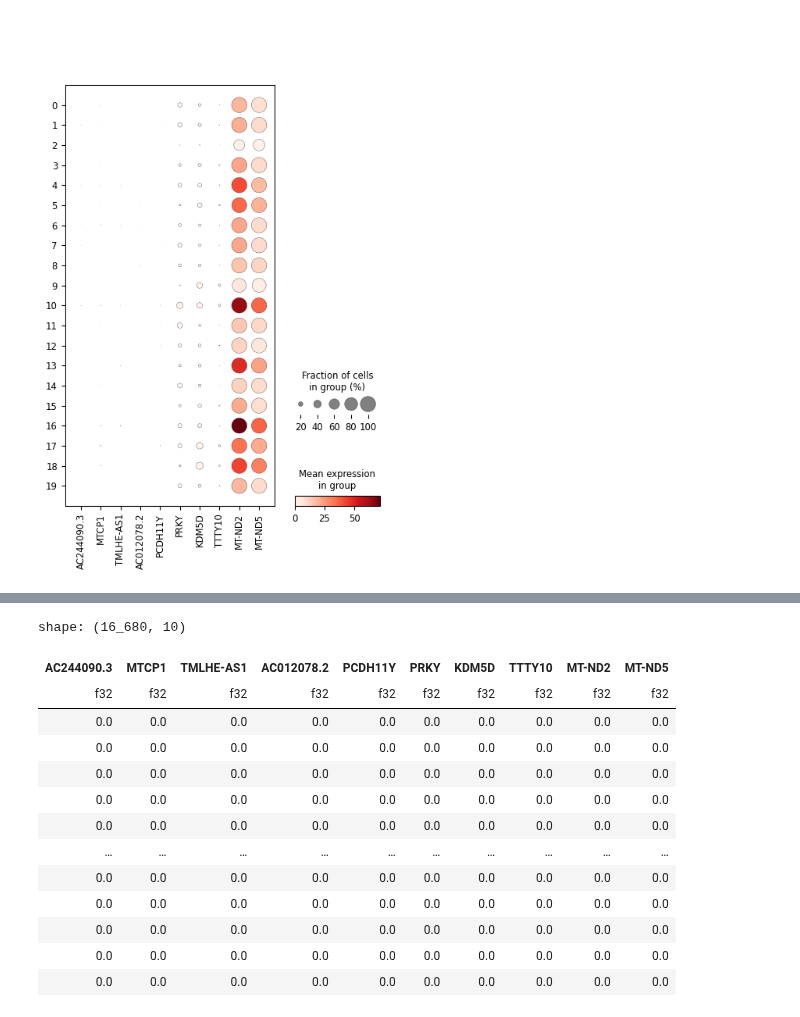
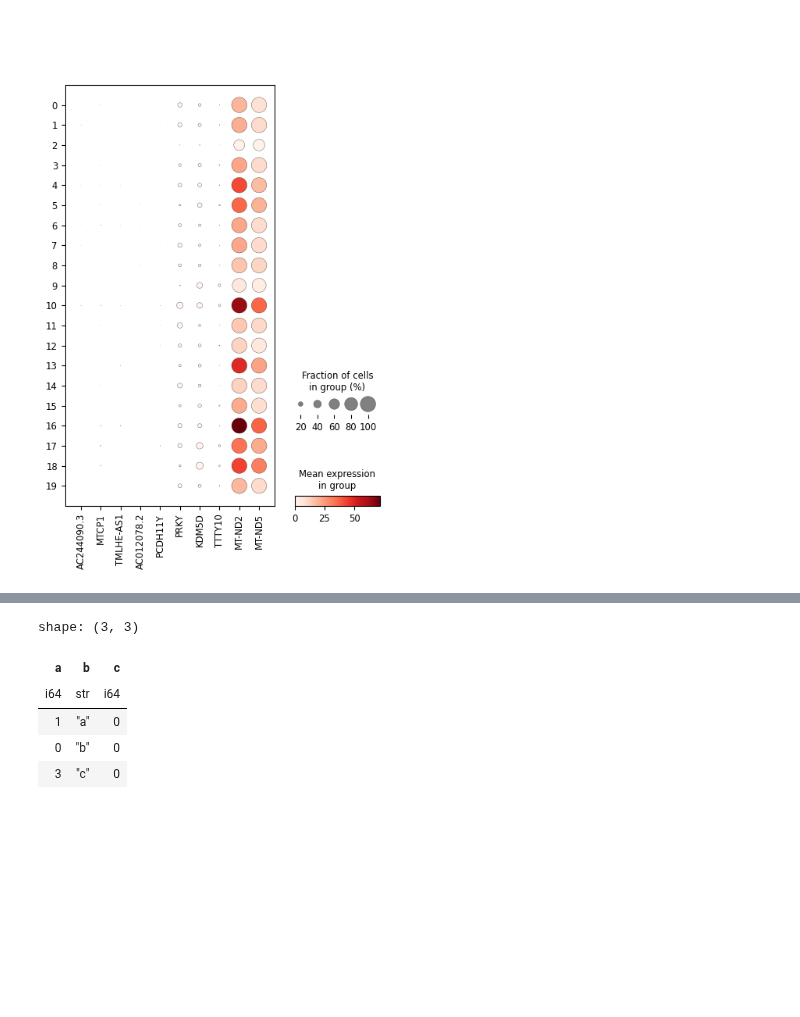
Before and after one commit to datavil/cellestial, a Jupyter notebook: notebooks/dotplot.ipynb, the cells around one changed output, grey strips where cells are left out. Cells and saved outputs as stored; diff of their text form; code cells hidden in the pictures; blank space fills up the shorter version.

```diff
--- a/notebooks/dotplot.ipynb
+++ b/notebooks/dotplot.ipynb
@@ -217,18 +202,0 @@ matrix = data.raw.X.toarray()
-# %%
-df = pl.from_numpy(matrix[:, gene_indexes], schema=list(keys))
-df
-# %% [output]
-shape: (16_680, 10)
-| AC244090.3 | MTCP1 | TMLHE-AS1 | AC012078.2 | PCDH11Y | PRKY | KDM5D | TTTY10 | MT-ND2 | MT-ND5 |
-| f32 | f32 | f32 | f32 | f32 | f32 | f32 | f32 | f32 | f32 |
-| 0.0 | 0.0 | 0.0 | 0.0 | 0.0 | 0.0 | 0.0 | 0.0 | 0.0 | 0.0 |
-| 0.0 | 0.0 | 0.0 | 0.0 | 0.0 | 0.0 | 0.0 | 0.0 | 0.0 | 0.0 |
-| 0.0 | 0.0 | 0.0 | 0.0 | 0.0 | 0.0 | 0.0 | 0.0 | 0.0 | 0.0 |
-| 0.0 | 0.0 | 0.0 | 0.0 | 0.0 | 0.0 | 0.0 | 0.0 | 0.0 | 0.0 |
-| 0.0 | 0.0 | 0.0 | 0.0 | 0.0 | 0.0 | 0.0 | 0.0 | 0.0 | 0.0 |
-| … | … | … | … | … | … | … | … | … | … |
-| 0.0 | 0.0 | 0.0 | 0.0 | 0.0 | 0.0 | 0.0 | 0.0 | 0.0 | 0.0 |
-| 0.0 | 0.0 | 0.0 | 0.0 | 0.0 | 0.0 | 0.0 | 0.0 | 0.0 | 0.0 |
-| 0.0 | 0.0 | 0.0 | 0.0 | 0.0 | 0.0 | 0.0 | 0.0 | 0.0 | 0.0 |
-| 0.0 | 0.0 | 0.0 | 0.0 | 0.0 | 0.0 | 0.0 | 0.0 | 0.0 | 0.0 |
-| 0.0 | 0.0 | 0.0 | 0.0 | 0.0 | 0.0 | 0.0 | 0.0 | 0.0 | 0.0 |
@@ -234,0 +209,10 @@ shape: (16_680, 10)
+# %%
+df = pl.DataFrame(adict)
+df
+# %% [output]
+shape: (3, 3)
+| a | b | c |
+| i64 | str | i64 |
+| 1 | "a" | 0 |
+| 0 | "b" | 0 |
+| 3 | "c" | 0 |
```
Also changed, not shown: parts of 23 cells of this notebook.
